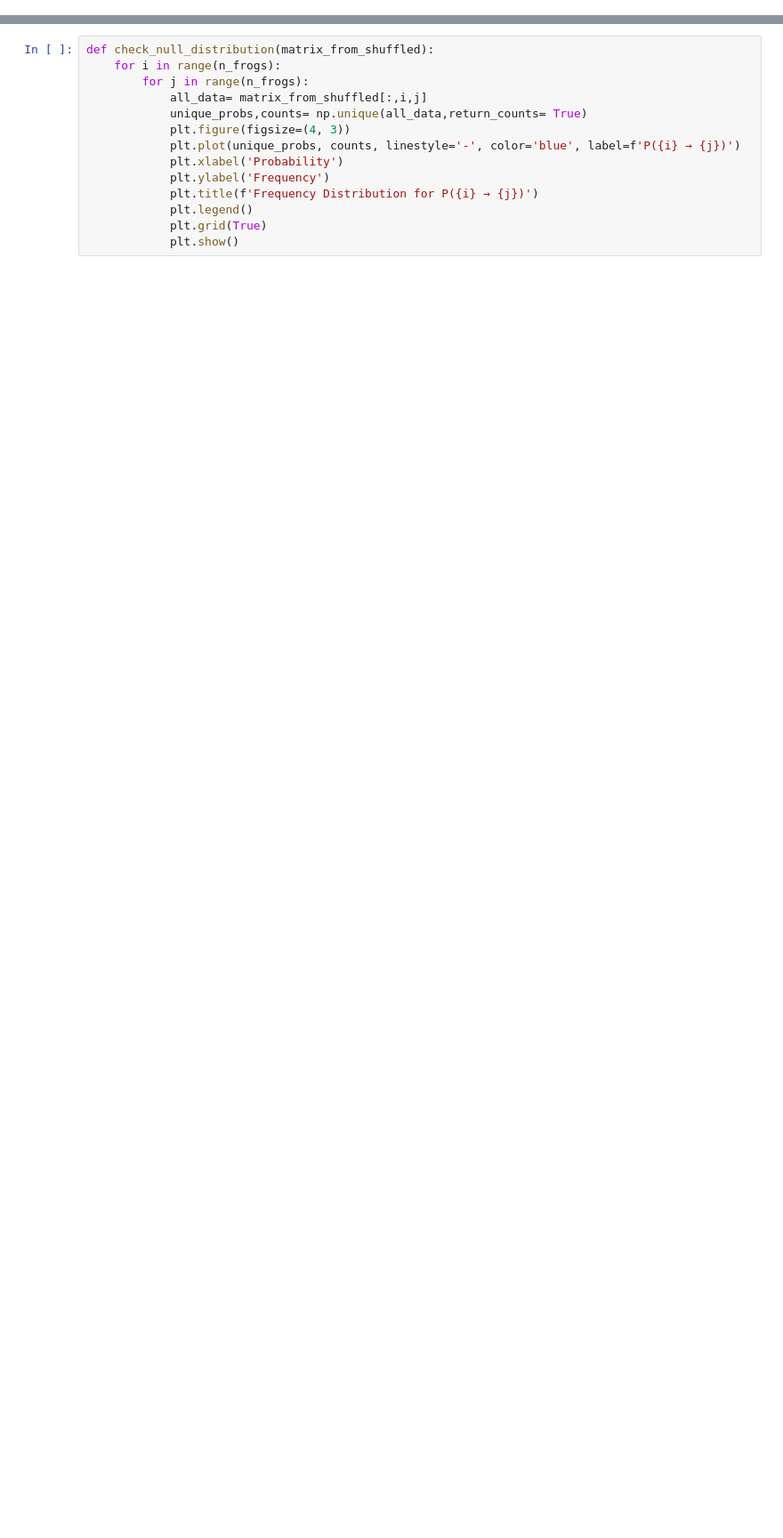
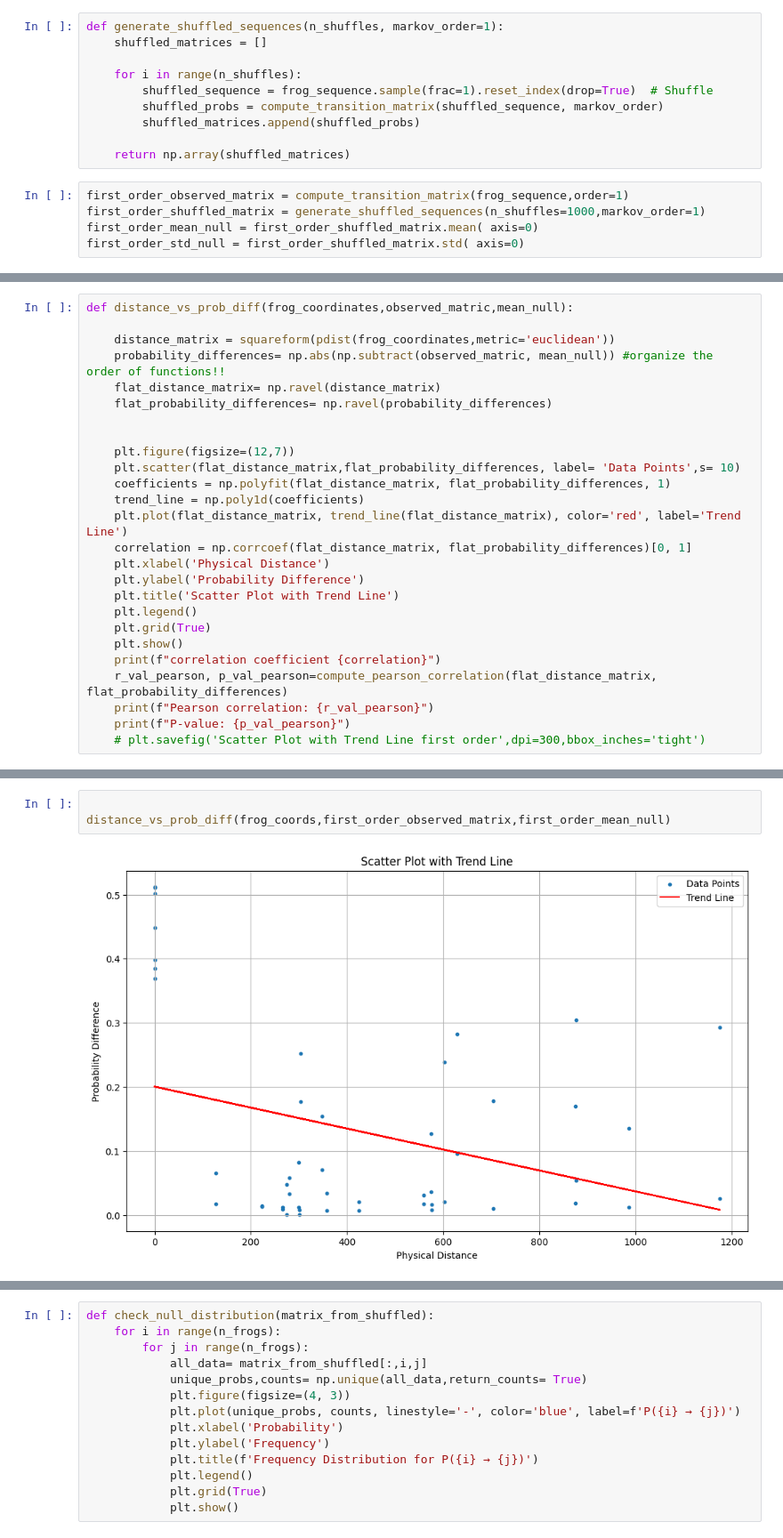
Before and after one commit to RoniAriel/ProbabilityMatrix, a Jupyter notebook: Transtion_prob.ipynb, the cells around one changed output, grey strips where cells are left out. Shown at 89% size. Saved outputs shown, nothing was run; the diff lists cells and outputs as text; blank space fills up the shorter version.

```diff
--- a/Transtion_prob.ipynb
+++ b/Transtion_prob.ipynb
@@ -38,0 +71,15 @@ def compute_transition_matrix(sequence):
+# %%
+def generate_shuffled_sequences(n_shuffles, markov_order=1):
+    shuffled_matrices = []
+
+    for i in range(n_shuffles):
+        shuffled_sequence = frog_sequence.sample(frac=1).reset_index(drop=True)  # Shuffle
+        shuffled_probs = compute_transition_matrix(shuffled_sequence, markov_order)
+        shuffled_matrices.append(shuffled_probs)
+
+    return np.array(shuffled_matrices)
+# %%
+first_order_observed_matrix = compute_transition_matrix(frog_sequence,order=1)
+first_order_shuffled_matrix = generate_shuffled_sequences(n_shuffles=1000,markov_order=1)
+first_order_mean_null = first_order_shuffled_matrix.mean( axis=0)
+first_order_std_null = first_order_shuffled_matrix.std( axis=0)
@@ -38,0 +91,26 @@ def compute_transition_matrix(sequence):
+# %%
+def distance_vs_prob_diff(frog_coordinates,observed_matric,mean_null):
+
+    distance_matrix = squareform(pdist(frog_coordinates,metric='euclidean'))
+    probability_differences= np.abs(np.subtract(observed_matric, mean_null)) #organize the order of functions!!
+    flat_distance_matrix= np.ravel(distance_matrix)
+    flat_probability_differences= np.ravel(probability_differences)
+
+
+    plt.figure(figsize=(12,7))
+    plt.scatter(flat_distance_matrix,flat_probability_differences, label= 'Data Points',s= 10)
+    coefficients = np.polyfit(flat_distance_matrix, flat_probability_differences, 1)
+    trend_line = np.poly1d(coefficients)
+    plt.plot(flat_distance_matrix, trend_line(flat_distance_matrix), color='red', label='Trend Line')
+    correlation = np.corrcoef(flat_distance_matrix, flat_probability_differences)[0, 1]
+    plt.xlabel('Physical Distance')
+    plt.ylabel('Probability Difference')
+    plt.title('Scatter Plot with Trend Line')
+    plt.legend()
+    plt.grid(True)
+    plt.show()
+    print(f"correlation coefficient {correlation}")
+    r_val_pearson, p_val_pearson=compute_pearson_correlation(flat_distance_matrix, flat_probability_differences)
+    print(f"Pearson correlation: {r_val_pearson}")
+    print(f"P-value: {p_val_pearson}")
+    # plt.savefig('Scatter Plot with Trend Line first order',dpi=300,bbox_inches='tight')
@@ -38,0 +123,5 @@ def compute_transition_matrix(sequence):
+# %%
+
+distance_vs_prob_diff(frog_coords,first_order_observed_matrix,first_order_mean_null)
+# %% [output]
+[figure, added]
```
Also changed, not shown: parts of 30 cells of this notebook, 2 other files.
